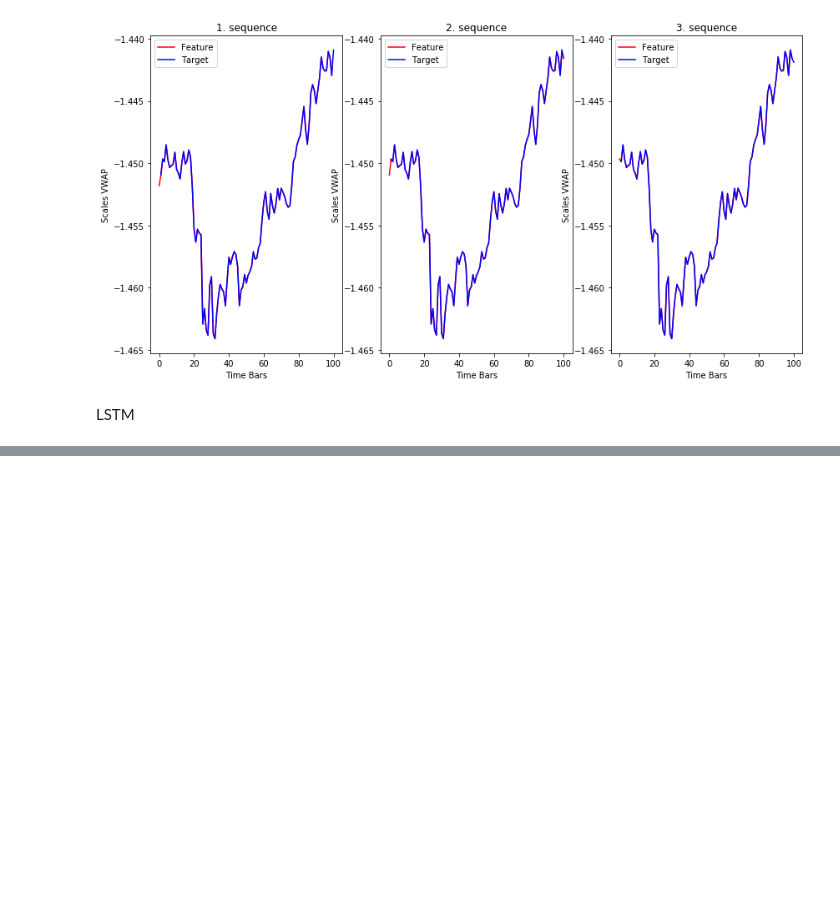
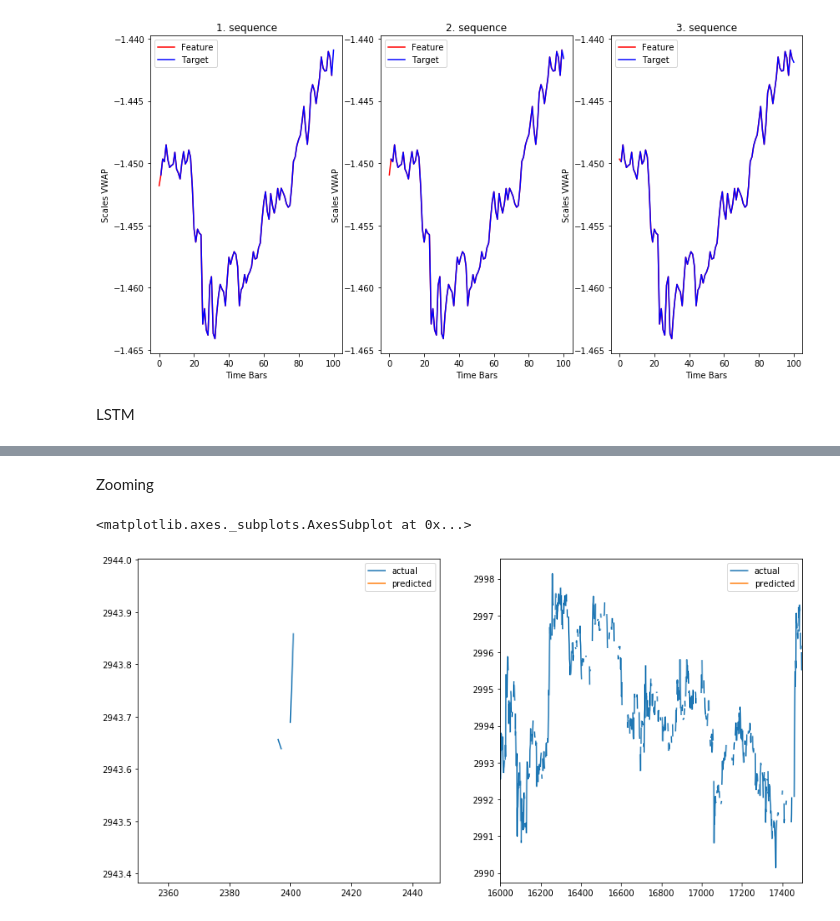
Before and after one commit to ThisuriLekamge/Stock-Price-Prediction-on-Bitcoin-trading-data-using-LSTM-with-PyTorch, a Jupyter notebook: main.ipynb, the cells around one changed output, grey strips where cells are left out. Drawn from its saved outputs; the diff is of its cells as text; code cells hidden in the pictures; blank space fills up the shorter version.

```diff
--- a/main.ipynb
+++ b/main.ipynb
@@ -210,0 +353,9 @@ class Model(nn.Module):
+# %% [markdown]
+Zooming
+# %%
+fig, axes = plt.subplots(nrows=1, ncols=2, figsize=(14, 7))
+df_result_1.iloc[2350:2450].plot(ax=axes[0], figsize=(14, 7))
+df_result_1.iloc[16000:17500].plot(ax=axes[1], figsize=(14, 7))
+# %% [output]
+<matplotlib.axes._subplots.AxesSubplot at 0x...>
+[figure, added]
```
Also changed, not shown: parts of 25 cells of this notebook.
